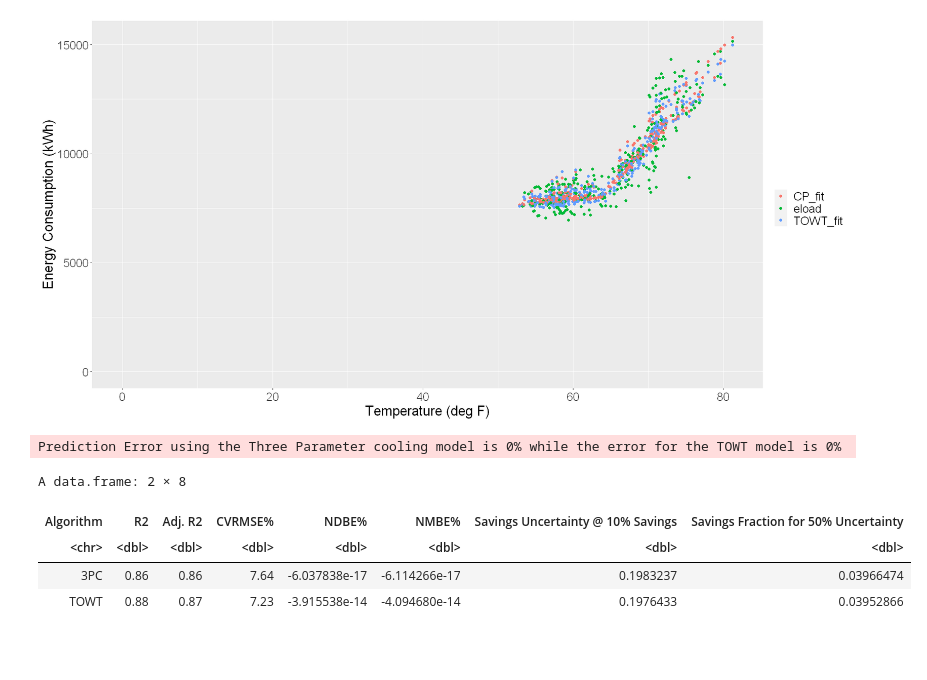
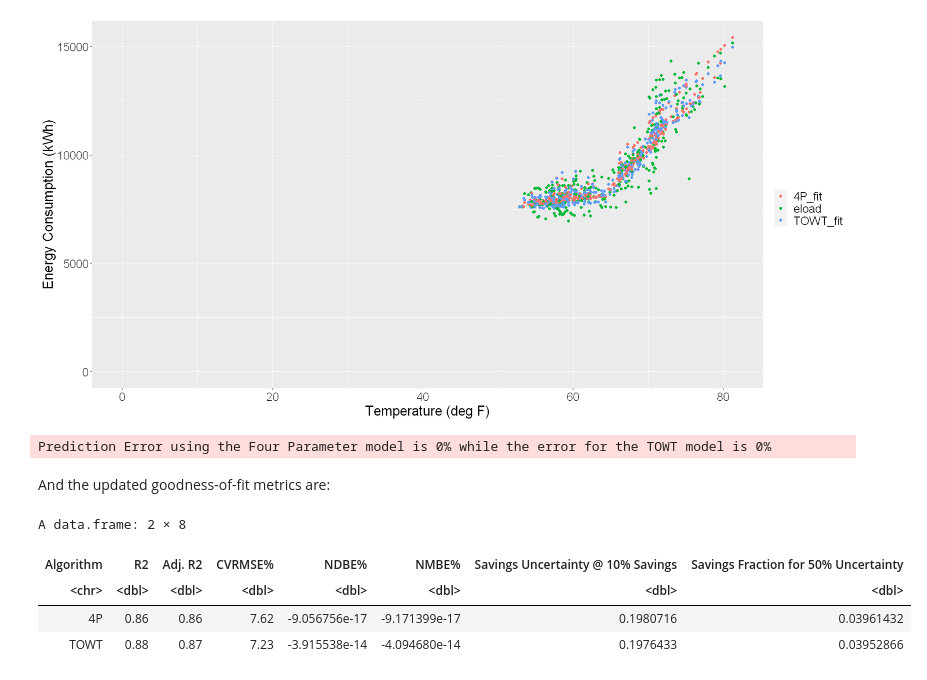
Before and after one commit to MeeraSharma/my-first-binder, a Jupyter notebook: Out-of-Sample Testing Code.ipynb, the cells around one changed output. Saved outputs shown, nothing was run; the diff lists cells and outputs as text; code cells hidden in the pictures; blank space fills up the shorter version.

```diff
--- a/Out-of-Sample Testing Code.ipynb
+++ b/Out-of-Sample Testing Code.ipynb
@@ -153,7 +156,7 @@ generate_summary_stats <- function(model1, model2) {
     metrics$`NMBE%` <- as.numeric(metrics$`NMBE%`)
 
     metrics <- metrics %>%
-        mutate("Algorithm" = c("3PC", "TOWT"))
+        mutate("Algorithm" = c("4P", "TOWT"))
 
     metrics <- metrics %>%
         select(c("Algorithm", everything()))
@@ -261,19 +267,19 @@ prediction_energy_temp_df_upd <- nmecr::create_dataframe(eload_data, temp_data,
                                                          end_date = "2020-03-30",
                                                          convert_to_data_interval = "Daily")
 # %%
-three_parameter_cooling_model_upd <- nmecr::model_with_CP(training_data = energy_temp_df_upd,
-                                               model_input_options = nmecr::assign_model_inputs(regression_type = "3PC"))
+four_parameter_model_upd <- nmecr::model_with_CP(training_data = energy_temp_df_upd,
+                                               model_input_options = nmecr::assign_model_inputs(regression_type = "4P"))
 
 TOWT_model_upd <- nmecr::model_with_TOWT(training_data = energy_temp_df_upd,
                                      model_input_options = nmecr::assign_model_inputs(regression_type = "TOWT"))
 
-actual_modeled_df_upd <- three_parameter_cooling_model_upd$training_data %>%
+actual_modeled_df_upd <- four_parameter_model_upd$training_data %>%
     select(-c("model_fit")) %>%
-    mutate('CP_fit' = three_parameter_cooling_model_upd$training_data$model_fit) %>%
+    mutate('4P_fit' = four_parameter_model_upd$training_data$model_fit) %>%
     mutate('TOWT_fit' = TOWT_model_upd$training_data$model_fit)
 
 baseline_scatter_df_upd <- tidyr::pivot_longer(actual_modeled_df_upd,
-                                           cols = c("eload", "CP_fit", "TOWT_fit"))
+                                           cols = c("eload", "4P_fit", "TOWT_fit"))
 # %%
 options(repr.plot.width=16, repr.plot.height=8)
 generate_scatter_plot(baseline_scatter_df_upd)
@@ -282,15 +288,17 @@ generate_scatter_plot(baseline_scatter_df_upd)
 # %%
 prediction_errors <- calculate_prediction_errors(actual_modeled_df_upd)
 
-message("Prediction Error using the Three Parameter cooling model is ", prediction_errors[1],
+message("Prediction Error using the Four Parameter model is ", prediction_errors[1],
         " while the error for the TOWT model is ", prediction_errors[2])
 # %% [output]
-Prediction Error using the Three Parameter cooling model is 0% while the error for the TOWT model is 0%
+Prediction Error using the Four Parameter model is 0% while the error for the TOWT model is 0%
+# %% [markdown]
+And the updated goodness-of-fit metrics are:
 # %%
-generate_summary_stats(three_parameter_cooling_model_upd, TOWT_model_upd)
+generate_summary_stats(four_parameter_model_upd, TOWT_model_upd)
 # %% [output]
 A data.frame: 2 × 8
 | Algorithm | R2 | Adj. R2 | CVRMSE% | NDBE% | NMBE% | Savings Uncertainty @ 10% Savings | Savings Fraction for 50% Uncertainty |
 | <chr> | <dbl> | <dbl> | <dbl> | <dbl> | <dbl> | <dbl> | <dbl> |
-| 3PC | 0.86 | 0.86 | 7.64 | -6.037838e-17 | -6.114266e-17 | 0.1983237 | 0.03966474 |
+| 4P | 0.86 | 0.86 | 7.62 | -9.056756e-17 | -9.171399e-17 | 0.1980716 | 0.03961432 |
 | TOWT | 0.88 | 0.87 | 7.23 | -3.915538e-14 | -4.094680e-14 | 0.1976433 | 0.03952866 |
```
Also changed, not shown: parts of 23 cells of this notebook, 2 other files.
